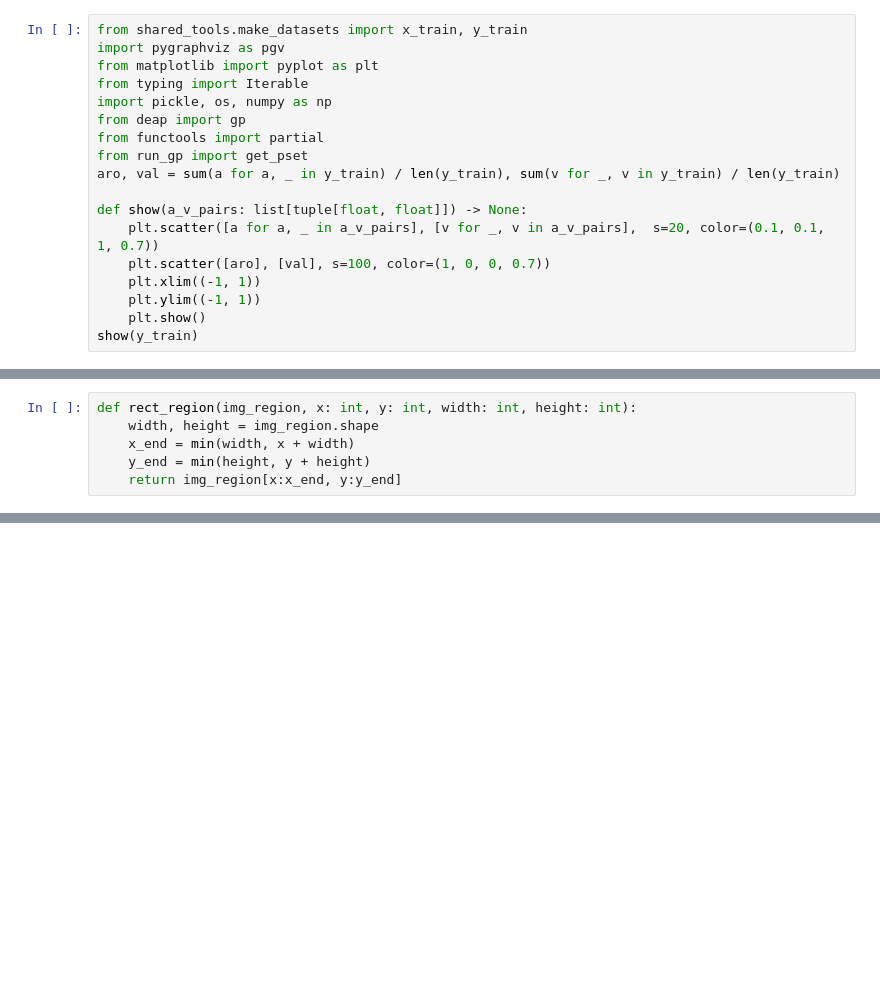
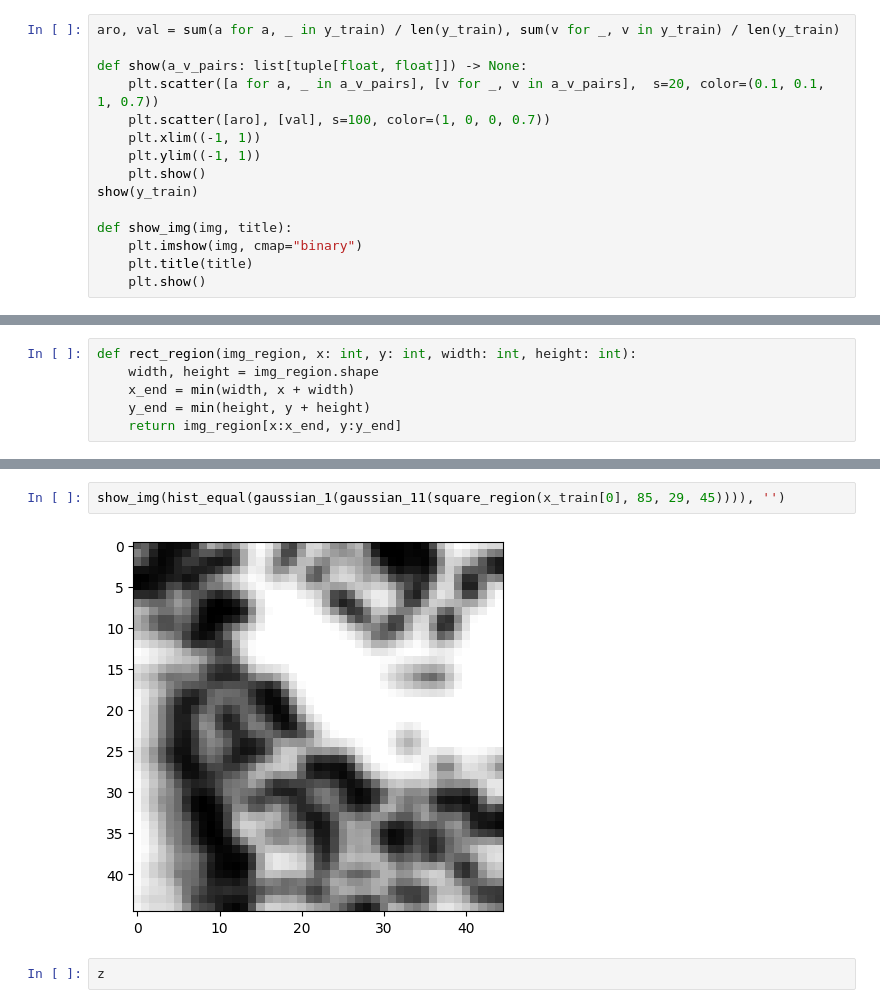
Before and after one commit to TEESDAAL/SummerResearch, a Jupyter notebook: performant_refactor/visualizer.ipynb, the cells around one changed output, grey strips where cells are left out. Saved outputs shown, nothing was run; the diff lists cells and outputs as text; blank space fills up the shorter version.

```diff
--- a/performant_refactor/visualizer.ipynb
+++ b/performant_refactor/visualizer.ipynb
@@ -1,12 +12,4 @@
 # %%
-from shared_tools.make_datasets import x_train, y_train
-import pygraphviz as pgv
-from matplotlib import pyplot as plt
-from typing import Iterable
-import pickle, os, numpy as np
-from deap import gp
-from functools import partial
-from run_gp import get_pset
 aro, val = sum(a for a, _ in y_train) / len(y_train), sum(v for _, v in y_train) / len(y_train)
 
 def show(a_v_pairs: list[tuple[float, float]]) -> None:
@@ -16,6 +19,11 @@ def show(a_v_pairs: list[tuple[float, float]]) -> None:
     plt.ylim((-1, 1))
     plt.show()
 show(y_train)
+
+def show_img(img, title):
+    plt.imshow(img, cmap="binary")
+    plt.title(title)
+    plt.show()
 # %% [output]
 [figure]
 # %%
@@ -115,0 +183,6 @@ array([[ 0,  1],
+# %%
+show_img(hist_equal(gaussian_1(gaussian_11(square_region(x_train[0], 85, 29, 45)))), '')
+# %% [output]
+[figure, added]
+# %%
+z
```
Also changed, not shown: parts of 9 cells of this notebook, 12 other files.
